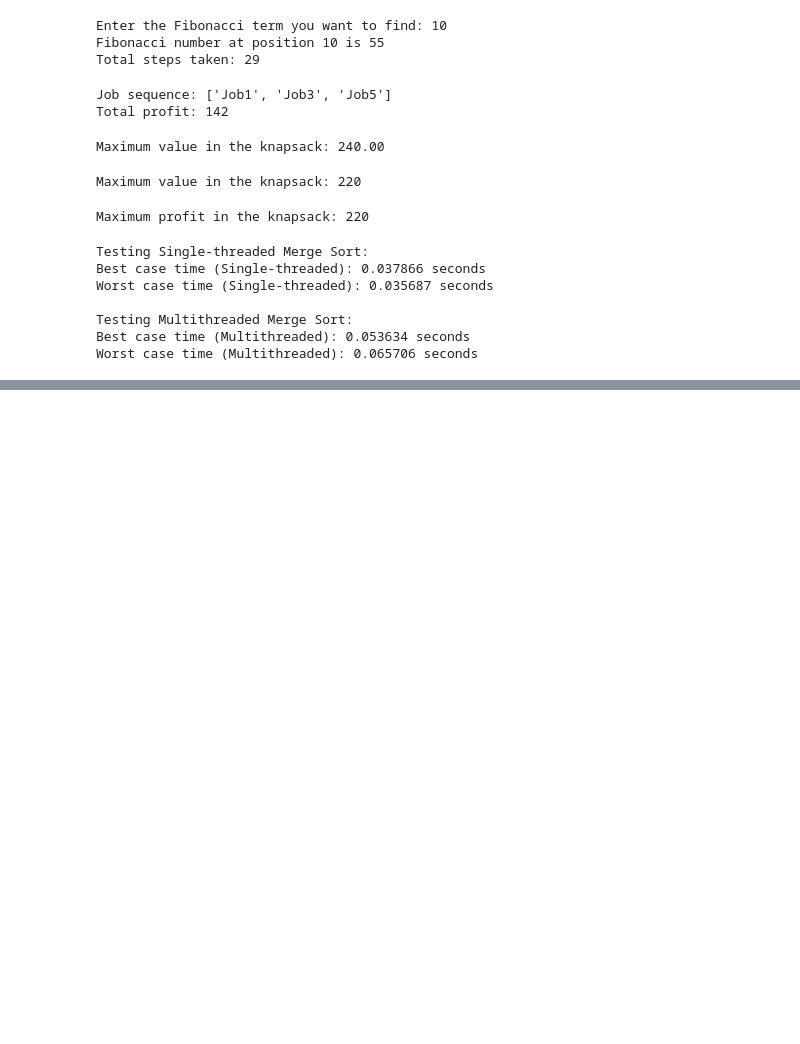
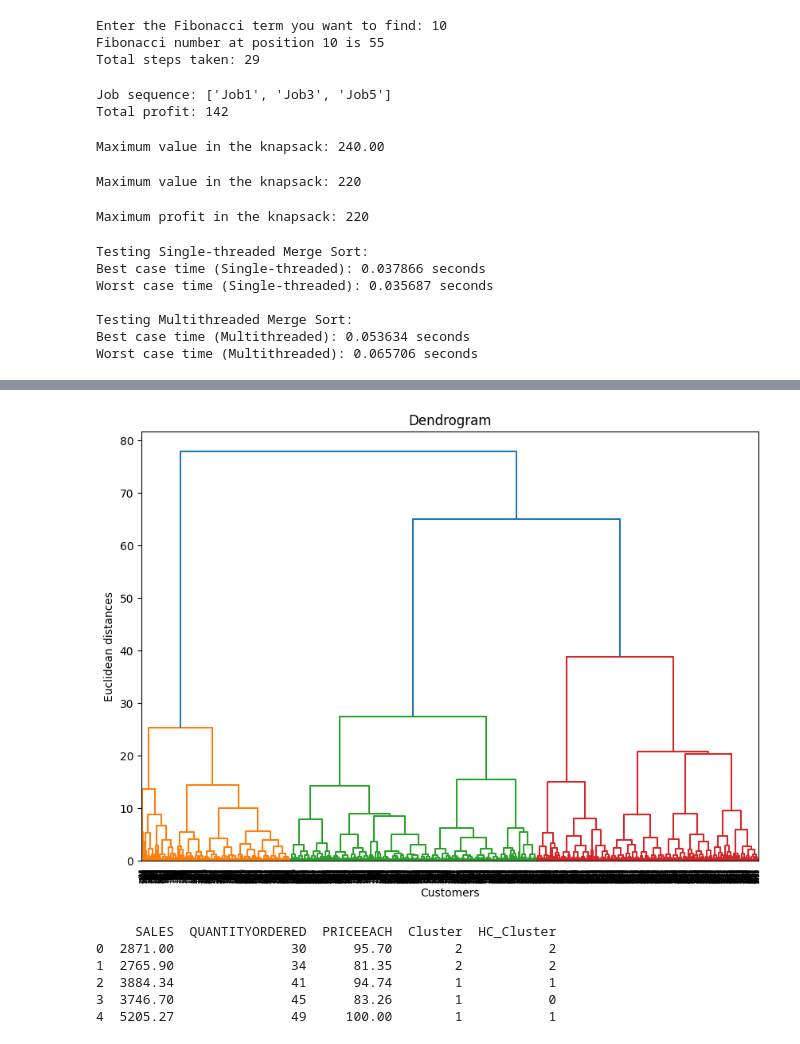
Before and after one commit to bhosalevivek04/LP3, a Jupyter notebook: LP3.ipynb, the cells around one changed output, grey strips where cells are left out. Drawn from its saved outputs; the diff is of its cells as text; code cells hidden in the pictures; blank space fills up the shorter version.

```diff
--- a/LP3.ipynb
+++ b/LP3.ipynb
@@ -324,0 +788,31 @@ Worst case time (Multithreaded): 0.065706 seconds
+# %%
+from sklearn.cluster import AgglomerativeClustering
+import scipy.cluster.hierarchy as sch
+import matplotlib.pyplot as plt
+
+# Visualize the Dendrogram to find the optimal number of clusters
+plt.figure(figsize=(10, 7))
+dendrogram = sch.dendrogram(sch.linkage(df_scaled, method='ward'))
+plt.title('Dendrogram')
+plt.xlabel('Customers')
+plt.ylabel('Euclidean distances')
+plt.show()
+
+# Perform Hierarchical Clustering
+optimal_clusters = 3  # Use the number of clusters based on the dendrogram
+hc = AgglomerativeClustering(n_clusters=optimal_clusters, metric='euclidean', linkage='ward')
+y_hc = hc.fit_predict(df_scaled)
+
+# Add the hierarchical cluster labels to the original dataset
+df['HC_Cluster'] = y_hc
+
+# View the dataset with Hierarchical Clustering labels
+print(df.head())
+# %% [output]
+[figure, added]
+     SALES  QUANTITYORDERED  PRICEEACH  Cluster  HC_Cluster
+0  2871.00               30      95.70        2           2
+1  2765.90               34      81.35        2           2
+2  3884.34               41      94.74        1           1
+3  3746.70               45      83.26        1           0
+4  5205.27               49     100.00        1           1
```
Also changed, not shown: parts of 29 cells of this notebook.
